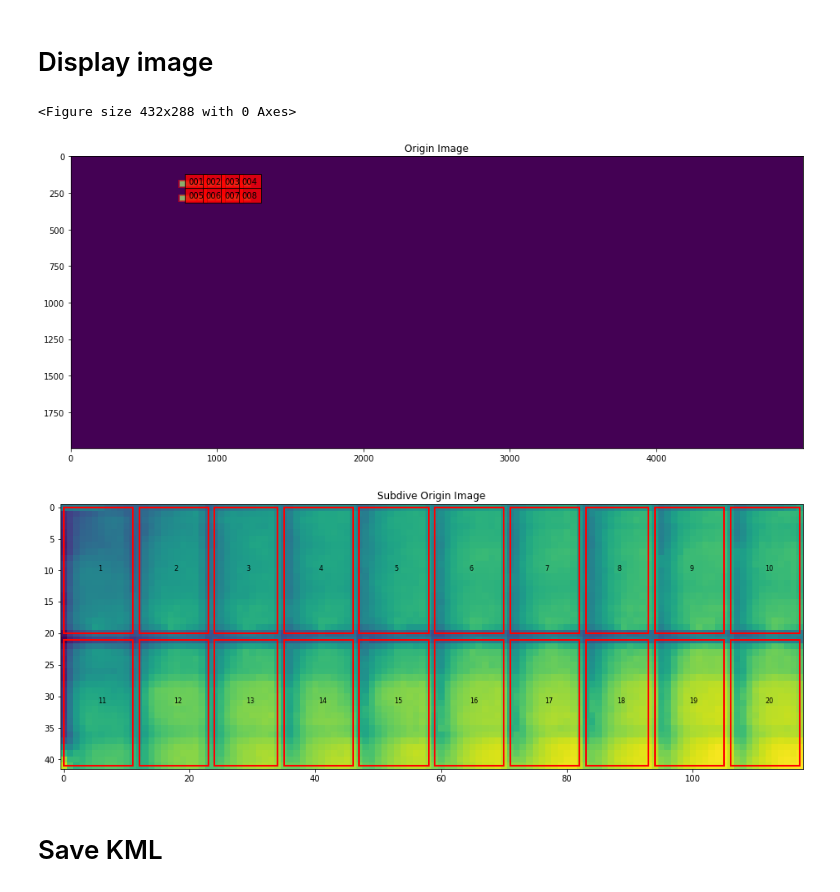
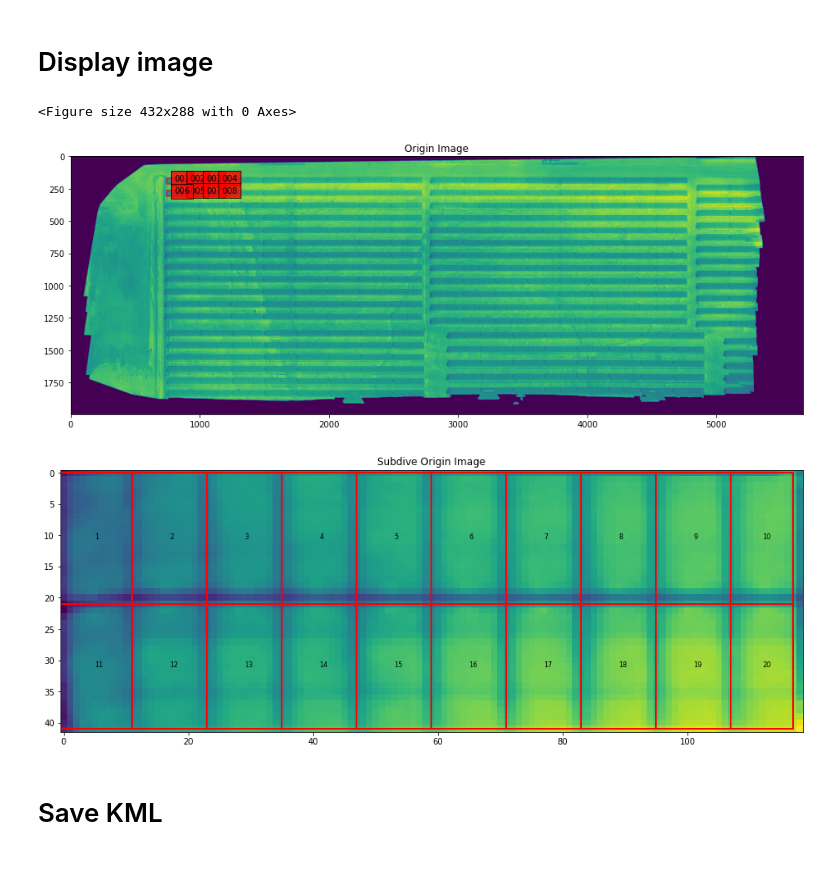
Before and after one commit to RentadroneCL/Photovoltaic_Fault_Detector, a Jupyter notebook: GPS_Panel/Enumeration_KML.ipynb, the cells around one changed output. Drawn from its saved outputs; the diff is of its cells as text; code cells hidden in the pictures; blank space fills up the shorter version.

Commit message:
Read Shape Mesas

```diff
--- a/GPS_Panel/Enumeration_KML.ipynb
+++ b/GPS_Panel/Enumeration_KML.ipynb
@@ -56,7 +60,8 @@ def order_rect(List_P_strings, top_bottom = False):
 #path_String = "Thermo_String_PV01.tif"
 
 path_T = "Los_Loros/TH_02_index_thermal_ir.tif"
-path_String = "Los_Loros/Raster_Test.tif"
+path_Mesa_shape = "Los_Loros/Mesas.shp"
+#path_String = "Los_Loros/Raster_Test.tif"
 ZonaPV = 'Test'
 path_kml_panel = 'Los_Loros/KML/Paneles_' + ZonaPV +'.kml'
 path_kml_mesa ='Los_Loros/KML/Mesa_' + ZonaPV +'.kml'
@@ -67,11 +72,12 @@ path_dict = 'Los_Loros/KML/Mesa_' + ZonaPV + '.pickle'
 #panel_size = (20 , 35)
 
 split_Weight, split_Height = (10,2)
-overlap = -0.005
+overlap = 0
 order_top_bottom = False # order top bottom or right left
 
 
-GR_String = gr.from_file(path_String)
 GR_T = gr.from_file(path_T)
+geot = GR_T.geot
+GR_T.raster.data[GR_T.raster.data == -10000] = 0
 # %% [markdown]
 # Enumerate Tables and Panels
@@ -78,2 +108,13 @@ GR_T = gr.from_file(path_T)
+# %%
+## If mesas is Shape
+
+df = geopandas.read_file(path_Mesa_shape)
+G = [i for i in df.geometry]
+List_P_strings = []
+
+for g in G:
+    x,y = g.exterior.coords.xy
+    coords = np.dstack((x,y)).tolist()[0][:-1]
+    List_P_strings.append(Utils.gps2pixel(np.array(coords), geot))
 # %%
 
@@ -163,7 +187,7 @@ for string_key in L_strings.keys():
 # Display image
 # %%
 ## Load List in coordinate latitud and longitude  to pixels ###
-string = L_strings_coord['3']
+string = L_strings_coord['6']
 panels = string['panels']
 
 
@@ -172,7 +196,7 @@ matrix_expand_bounds = [[-epsilon, -epsilon],[+epsilon, -epsilon], [+epsilon, +e
 
 #geot = GR_RGB.geot
 geot = GR_T.geot
-geot_S = GR_String.geot
+
 
 
 Points = Utils.gps2pixel(string['points'], geot) + matrix_expand_bounds
@@ -181,48 +205,48 @@ Points = Utils.gps2pixel(string['points'], geot) + matrix_expand_bounds
 
 plt.figure(0)
 plt.figure(figsize=(16, 16))
-plt.imshow(GR_String.raster.data)
+plt.imshow(GR_T.raster.data)
 plt.title('Origin Image')
 ax = plt.gca()
 
 for Poly_key in L_strings_coord.keys():
 
     Poly = L_strings_coord[Poly_key]
-    poly = patches.Polygon(Utils.gps2pixel(Poly['points'],geot_S),
+    poly = patches.Polygon(Utils.gps2pixel(Poly['points'],geot),
                      linewidth=2,
                      edgecolor='red',
                      alpha=0.5,
                      fill = True)
-    plt.text(np.mean([x[0]  for x in Utils.gps2pixel(Poly['points'],geot_S)]),
-             np.mean([y[1]  for y in Utils.gps2pixel(Poly['points'],geot_S)]) ,
+    plt.text(np.mean([x[0]  for x in Utils.gps2pixel(Poly['points'],geot)]),
+             np.mean([y[1]  for y in Utils.gps2pixel(Poly['points'],geot)]) ,
              str(Poly['id']).split('_')[-1],  bbox=dict(facecolor='red', alpha=0.8), fontsize=10)
 
     ax.add_patch(poly)
 
 plt.figure(1)
 plt.figure(figsize=(16, 16))
 #plt.imshow(GR_T.raster[0,Points[0][1] : Points[2][1], Points[0][0]: Points[2][0]])
 plt.imshow(GR_T.raster[Points[0][1] : Points[2][1], Points[0][0]: Points[2][0]])
 #plt.imshow((GR_RGB.raster[:3,:,:]).transpose((1, 2, 0))[Points[0][1] : Points[2][1], Points[0][0]: Points[2][0],:])
 
 plt.title('Subdive Origin Image')
 ax = plt.gca()
 
 for Poly_key in panels.keys():
 
     Poly = panels[Poly_key]
     poly = patches.Polygon(Utils.gps2pixel(Poly['points'],geot) - (Points[0][0], Points[0][1]),
                      linewidth=2,
                      edgecolor='red',
                      fill = False)
     plt.text(np.mean([x[0]  for x in Utils.gps2pixel(Poly['points'],geot) - (Points[0][0], Points[0][1])]), np.mean([y[1]  for y in Utils.gps2pixel(Poly['points'],geot) - (Points[0][0], Points[0][1])]) ,
              str(Poly['id']),  bbox=dict(facecolor='red', alpha=0.0), fontsize=8)
 
     ax.add_patch(poly)
 # %% [output]
 <Figure size 432x288 with 0 Axes>
-[figure, old version]
+[figure, new version]
-[figure, old version]
+[figure, new version]
 # %% [markdown]
 # Save KML
 # %%
```
Also changed, not shown: parts of 4 cells of this notebook, 1 other file.
